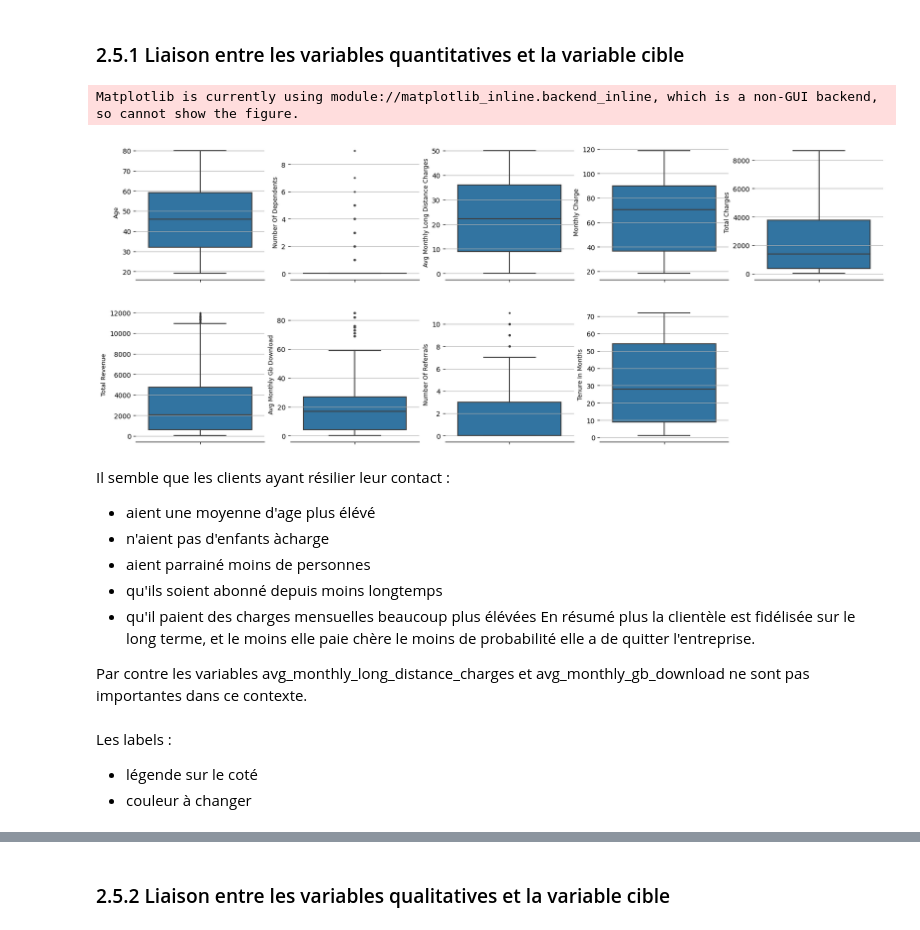
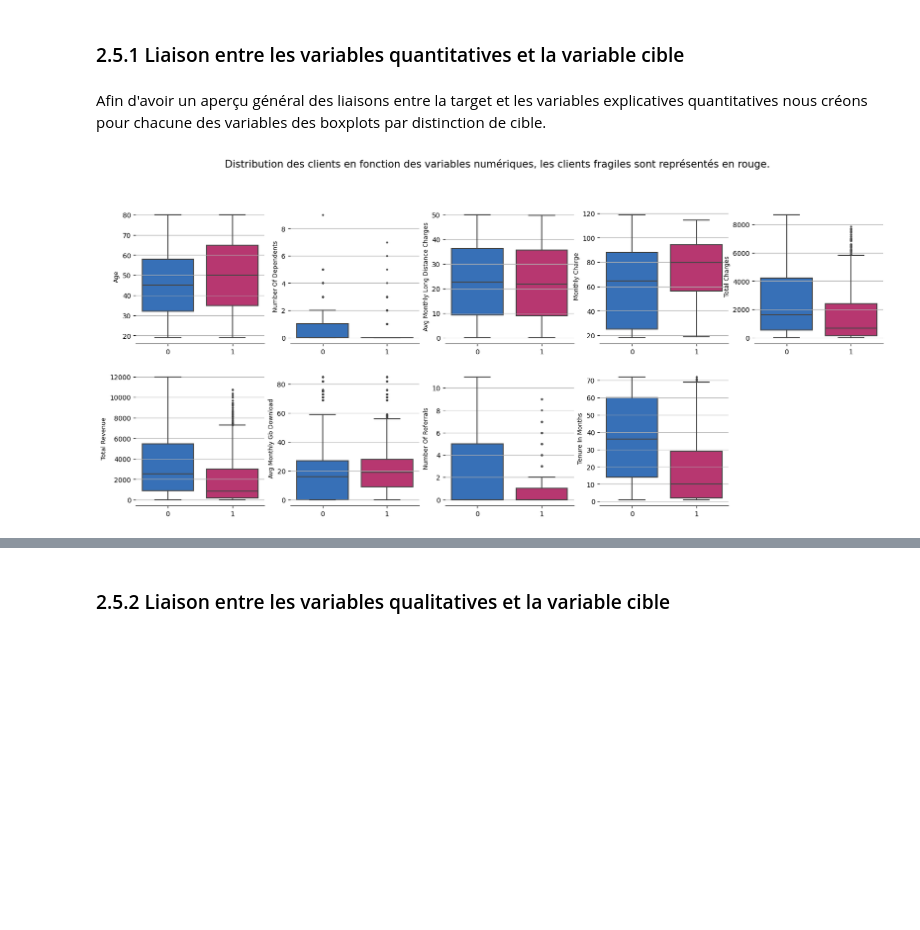
Before and after one commit to sblohier/Scoring_Project_3, a Jupyter notebook: Variables_Preselection.ipynb, the cells around one changed output, grey strips where cells are left out. Drawn from its saved outputs; the diff is of its cells as text; code cells hidden in the pictures; blank space fills up the shorter version.

```diff
--- a/Variables_Preselection.ipynb
+++ b/Variables_Preselection.ipynb
@@ -540,8 +704,0 @@ Offre A :
-# %%
-for offre in df_train_c["offer"].unique() :
-    #Offre A
-    mask  = df_train_c["offer"]==offre
-    print(f"Il y a {mask.sum()} clients ayant souscrit à {offre}.")
-
-    for var in json_["additional services"]["bool"] :
-        print(df_train_c[mask][var].value_counts())
@@ -566,7 +704,0 @@ Name: unlimited_data, dtype: int64
-# %%
-#Offre A
-mask  = df_train_c["offer"].isna()
-print(f"Il y a {mask.sum()} clients ayant souscrit à {offre}.")
-
-for var in json_["additional services"]["bool"]  :
-    print(df_train_c[mask][var].value_counts())
@@ -584,0 +705,5 @@ Cl : Il n'y a pas de pack incluant les différents services supplemntaires dans
+# %%
+services = json_["additional services"]["bool"]
+for var in  services :
+    print(f"\n{var}")
+    print(round(pd.crosstab(df_train["offer"], df_train[var], normalize="index")*100,2))
@@ -586,55 +731,48 @@ Cl : Il n'y a pas de pack incluant les différents services supplemntaires dans
 ## 2.5 Statistiques bivariées avec la variable cible
 # %% [markdown]
 ### 2.5.1 Liaison entre les variables quantitatives et la variable cible
+# %% [markdown]
+Afin d'avoir un aperçu général des liaisons entre la target et les variables explicatives quantitatives nous créons pour chacune des variables des boxplots par distinction de cible.
 # %%
+# Définition des variables numériques à représenter
+num_cols_ = [elt for elt in num_cols if elt not in ["churn_value", "total_refunds", "total_extra_data_charges", "total_long_distance_charges"]]
+
+# definition de ncols et rows
 ncols = 5
-num_cols_ = [elt for elt in num_cols if elt not in ["churn_value", "total_refunds", "total_extra_data_charges", "total_long_distance_charges"]]
 nrows = (np.ceil(len(num_cols_)/ncols)).astype(int)
+palette = {1: '#CC226E', 0: '#226ECC'}
 
+# Création de la figure
+fig, ax = plt.subplots(ncols= ncols, nrows = nrows, figsize=(4*ncols, 4*nrows))
 
-fig, ax = plt.subplots(ncols= ncols, nrows = nrows, figsize=( 4*ncols, 4*nrows))
-i=0
-j = 0
+(i , j) = (0, 0)
 for var in num_cols_ :
- # Création de la figure
-    if j== ncols :
-        i+=1
+    if j == ncols :
+        i += 1
         j = 0
-    #4. Création du boxplot
-    sns.boxplot(ax=ax[i,j], data=df_train, y=var, hue="churn_value", width = 0.8, flierprops={"marker": ".", "markersize" : "4"})
 
+    # Création du boxplot
+    sns.boxplot(ax=ax[i,j], data=df_train, y=var, x="churn_value",
+               width = 0.8, flierprops={"marker": ".", "markersize" : "4"} , palette = palette)
 
-    #5. Gestion des axis et labels
+    # Gestion des axis et labels
     ax[i,j].set_xlabel('')
     ax[i,j].set_ylabel(var.replace("_", " ").title(), fontsize=9)
 
-    #6. Ajout des lignes horizontales
+    # Ajout des lignes horizontales
     ax[i,j].grid(visible=True, which='major', axis='y')
     ax[i,j].spines['top'].set_visible(False)
     ax[i,j].spines['right'].set_visible(False)
     ax[i,j].spines['bottom'].set_visible(True)
     ax[i,j].spines['left'].set_visible(False)
+    j += 1
 
-    #7. Définition du titre principal
-    #fig.suptitle(f'Titre.')
-    j+= 1
+# Suppression de la grille pour le dernier ax
 if j<5 :
-    ax[i,j].set_axis_off()
+    ax[i,j].set_axis_off() #
+
+# Ajout du titre
+fig.suptitle("Distribution des clients en fonction des variables numériques, les clients fragiles sont représentés en rouge.", fontsize=15,  y=1.01)
 fig.show()
 # %% [output]
-Matplotlib is currently using module://matplotlib_inline.backend_inline, which is a non-GUI backend, so cannot show the figure.
-[figure, old version]
+[figure, new version]
-# %% [markdown]
-Il semble que les clients ayant résilier leur contact :
-- aient une moyenne d'age plus élévé
-- n'aient pas d'enfants àcharge
-- aient parrainé moins de personnes
-- qu'ils soient abonné depuis moins longtemps
-- qu'il paient des charges mensuelles beaucoup plus élévées
-En résumé plus la clientèle est fidélisée sur le long terme, et le moins elle paie chère le moins de probabilité elle a de quitter l'entreprise.
-
-Par contre les variables avg_monthly_long_distance_charges et avg_monthly_gb_download ne sont pas importantes dans ce contexte.
-# %% [markdown]
-Les labels :
-* légende sur le coté
-* couleur à changer
```
Also changed, not shown: parts of 279 cells of this notebook, 2 other files.
